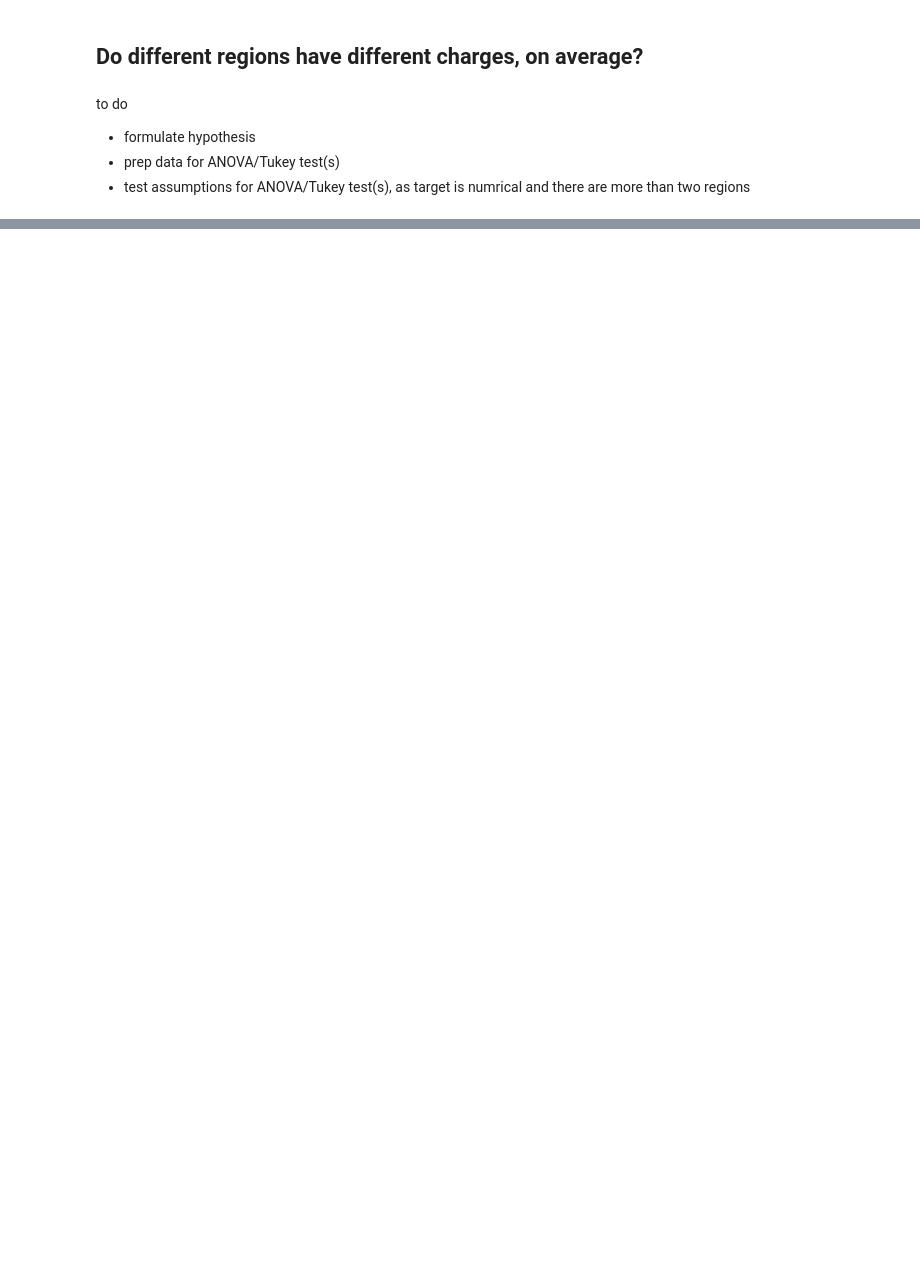
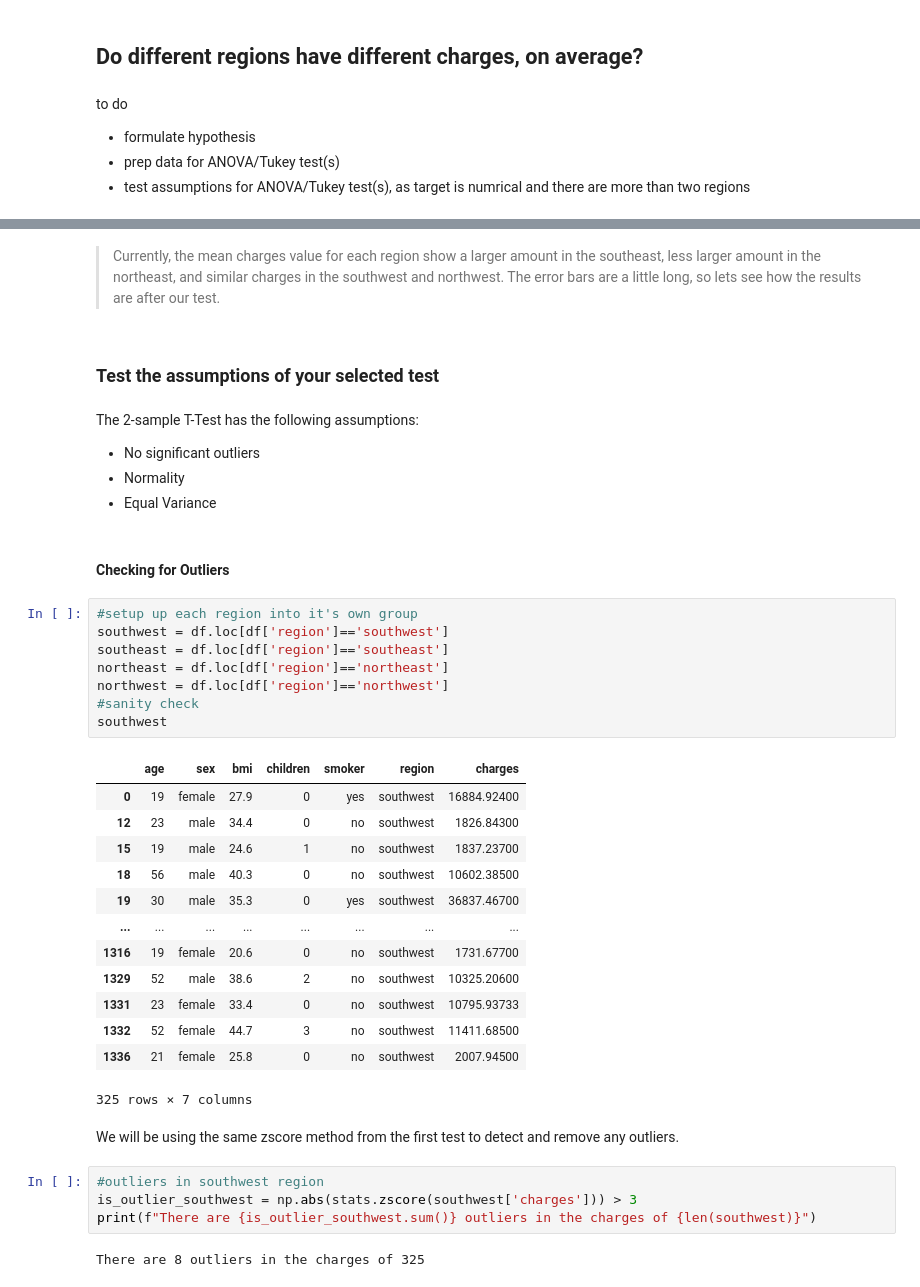
Before and after one commit to AislingGilder85/Week-15-Hypothesis-Testing-with-Insurance-Data-, a Jupyter notebook: Hypothesis Testing with Insurance Data (Core).ipynb, the cells around one changed output, grey strips where cells are left out. Saved outputs shown, nothing was run; the diff lists cells and outputs as text; blank space fills up the shorter version.

```diff
--- a/Hypothesis Testing with Insurance Data (Core).ipynb
+++ b/Hypothesis Testing with Insurance Data (Core).ipynb
@@ -221,0 +290,41 @@ to do
+# %% [markdown]
+>Currently, the mean charges value for each region show a larger amount in the southeast, less larger amount in the northeast, and similar charges in the southwest and northwest. The error bars are a little long, so lets see how the results are after our test.
+# %% [markdown]
+### Test the assumptions of your selected test
+# %% [markdown]
+The 2-sample T-Test has the following assumptions:
+ - No significant outliers
+ - Normality
+ - Equal Variance
+# %% [markdown]
+#### Checking for Outliers
+# %%
+#setup up each region into it's own group
+southwest = df.loc[df['region']=='southwest']
+southeast = df.loc[df['region']=='southeast']
+northeast = df.loc[df['region']=='northeast']
+northwest = df.loc[df['region']=='northwest']
+#sanity check
+southwest
+# %% [output]
+|  | age | sex | bmi | children | smoker | region | charges |
+| 0 | 19 | female | 27.9 | 0 | yes | southwest | 16884.92400 |
+| 12 | 23 | male | 34.4 | 0 | no | southwest | 1826.84300 |
+| 15 | 19 | male | 24.6 | 1 | no | southwest | 1837.23700 |
+| 18 | 56 | male | 40.3 | 0 | no | southwest | 10602.38500 |
+| 19 | 30 | male | 35.3 | 0 | yes | southwest | 36837.46700 |
+| ... | ... | ... | ... | ... | ... | ... | ... |
+| 1316 | 19 | female | 20.6 | 0 | no | southwest | 1731.67700 |
+| 1329 | 52 | male | 38.6 | 2 | no | southwest | 10325.20600 |
+| 1331 | 23 | female | 33.4 | 0 | no | southwest | 10795.93733 |
+| 1332 | 52 | female | 44.7 | 3 | no | southwest | 11411.68500 |
+| 1336 | 21 | female | 25.8 | 0 | no | southwest | 2007.94500 |
+325 rows × 7 columns
+# %% [markdown]
+We will be using the same zscore method from the first test to detect and remove any outliers.
+# %%
+#outliers in southwest region
+is_outlier_southwest = np.abs(stats.zscore(southwest['charges'])) > 3
+print(f"There are {is_outlier_southwest.sum()} outliers in the charges of {len(southwest)}")
+# %% [output]
+There are 8 outliers in the charges of 325
```
Also changed, not shown: parts of 55 cells of this notebook.
